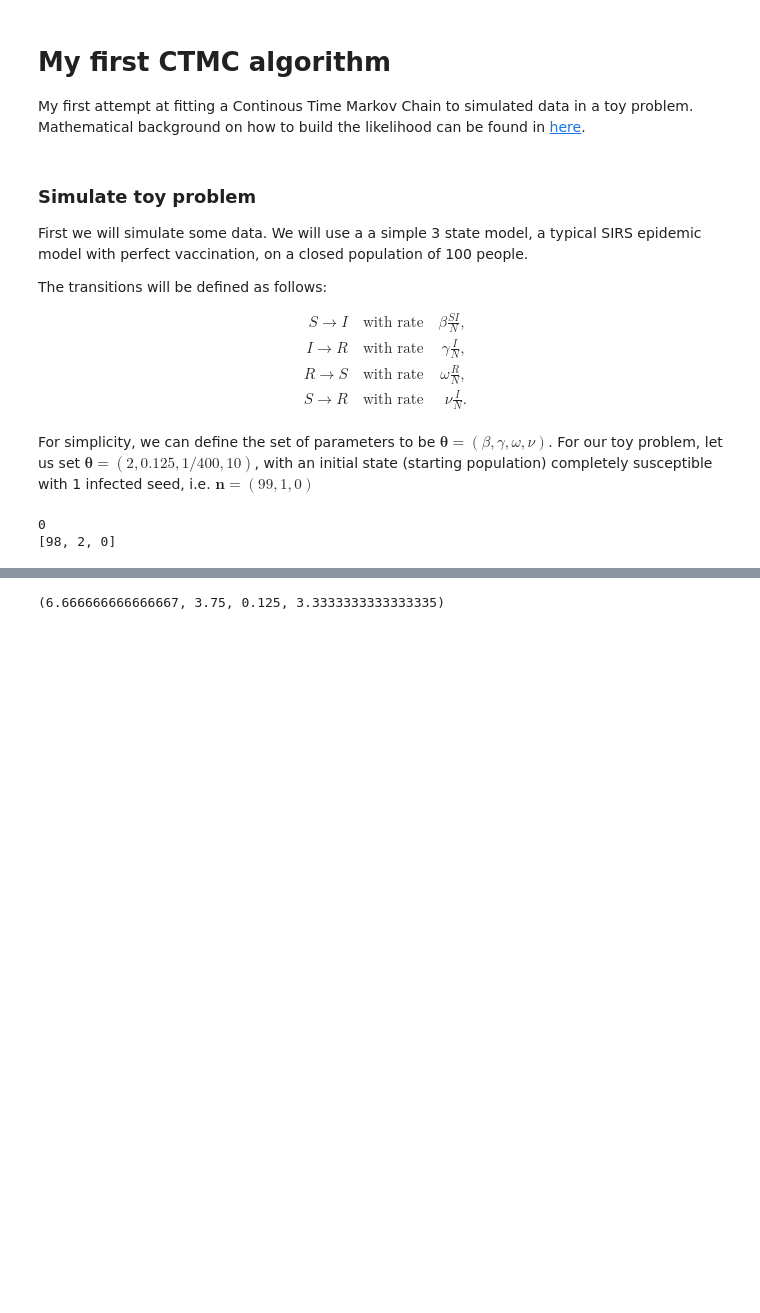
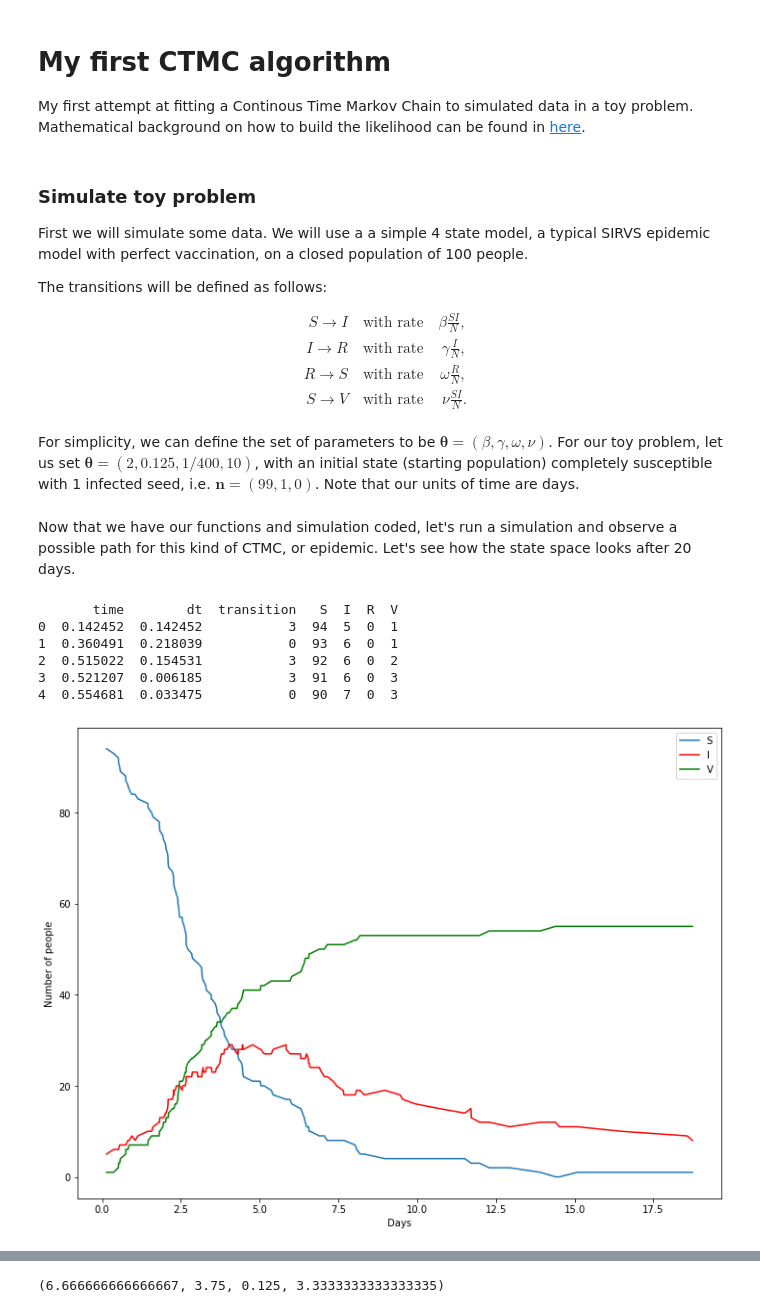
Before and after one commit to tdennisliu/algorithms_tutorials, a Jupyter notebook: ctmc/ctmc-sirs.ipynb, the cells around one changed output, grey strips where cells are left out. Drawn from its saved outputs; the diff is of its cells as text; code cells hidden in the pictures; blank space fills up the shorter version.

Commit message:
working simulation, almost working inference

```diff
--- a/ctmc/ctmc-sirs.ipynb
+++ b/ctmc/ctmc-sirs.ipynb
@@ -5,7 +5,7 @@ My first attempt at fitting a Continous Time Markov Chain to simulated data in a
 # %% [markdown]
 ### Simulate toy problem
 
-First we will simulate some data. We will use a a simple 3 state model, a typical SIRS epidemic model with perfect vaccination, on a closed population of 100 people.
+First we will simulate some data. We will use a a simple 4 state model, a typical SIRVS epidemic model with perfect vaccination, on a closed population of 100 people.
 
 The transitions will be defined as follows:
 
@@ -13,8 +13,8 @@ The transitions will be defined as follows:
 S \to I & &\text{with rate} & &\beta \frac{SI}{N},\\
 I \to R & &\text{with rate} & &\gamma \frac{I}{N},\\
 R \to S & &\text{with rate} & &\omega \frac{R}{N},\\
-S \to R & &\text{with rate} & &\nu \frac{I}{N}.\\
+S \to V & &\text{with rate} & &\nu \frac{SI}{N}.\\
 \end{align}
 
-For simplicity, we can define the set of parameters to be $\boldsymbol{\theta} = (\beta, \gamma, \omega, \nu)$. For our toy problem, let us set $\boldsymbol{\theta} = ( 2, 0.125, 1/400, 10)$, with an initial state (starting population) completely susceptible with 1 infected seed, i.e. $\boldsymbol{n} = (99,1, 0)$
+For simplicity, we can define the set of parameters to be $\boldsymbol{\theta} = (\beta, \gamma, \omega, \nu)$. For our toy problem, let us set $\boldsymbol{\theta} = ( 2, 0.125, 1/400, 10)$, with an initial state (starting population) completely susceptible with 1 infected seed, i.e. $\boldsymbol{n} = (99,1, 0)$. Note that our units of time are days.
 # %%
@@ -90,6 +95,32 @@ class sirs:
-# %%
-toy = sirs(beta, gamma, omega, nu, init)
-toy.transition()
-# %% [output]
-0
-[98, 2, 0]
+# %% [markdown]
+Now that we have our functions and simulation coded, let's run a simulation and observe a possible path for this kind of CTMC, or epidemic. Let's see how the state space looks after 20 days.
+# %%
+init = np.array((95,5,0,0))
+beta = 0.7
+gamma = 0.125
+omega = 1/400
+nu = 1
+
+toy = sirvs(beta, gamma, omega, nu, init)
+obs = toy.simulate(20)
+
+import matplotlib.pyplot as plt
+import pandas as pd
+data = pd.DataFrame(obs, columns = ['time','dt','transition','S','I','R','V'])
+print(data.head())
+fig,ax = plt.subplots(figsize=(12,9))
+ax.plot(data.time, data.S, label='S')
+ax.plot(data.time, data.I, label='I', color = 'r')
+ax.plot(data.time, data.V, label='V', color='g')
+ax.set_xlabel("Days")
+ax.set_ylabel("Number of people")
+plt.legend()
+plt.show()
+# %% [output]
+       time        dt  transition   S  I  R  V
+0  0.142452  0.142452           3  94  5  0  1
+1  0.360491  0.218039           0  93  6  0  1
+2  0.515022  0.154531           3  92  6  0  2
+3  0.521207  0.006185           3  91  6  0  3
+4  0.554681  0.033475           0  90  7  0  3
+[figure, added]
```
Also changed, not shown: parts of 6 cells of this notebook.
